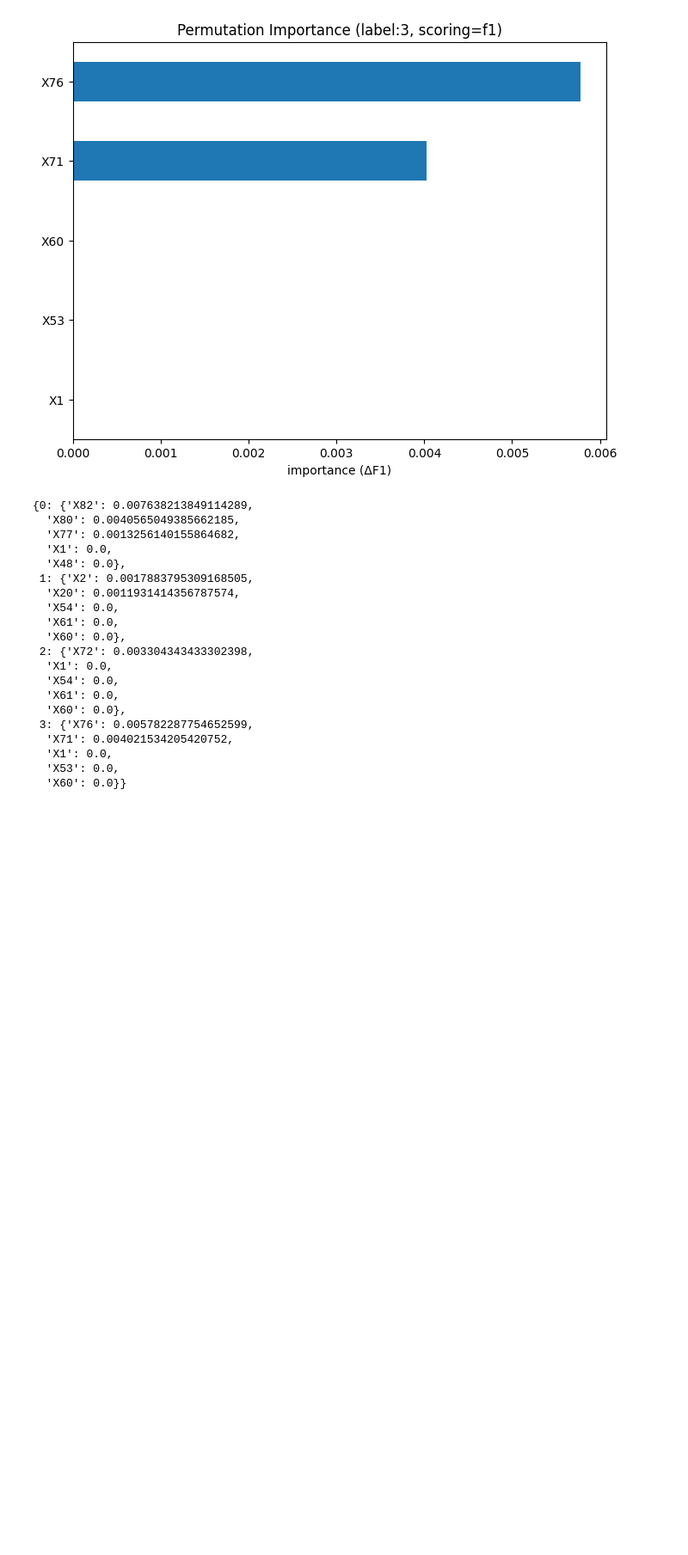
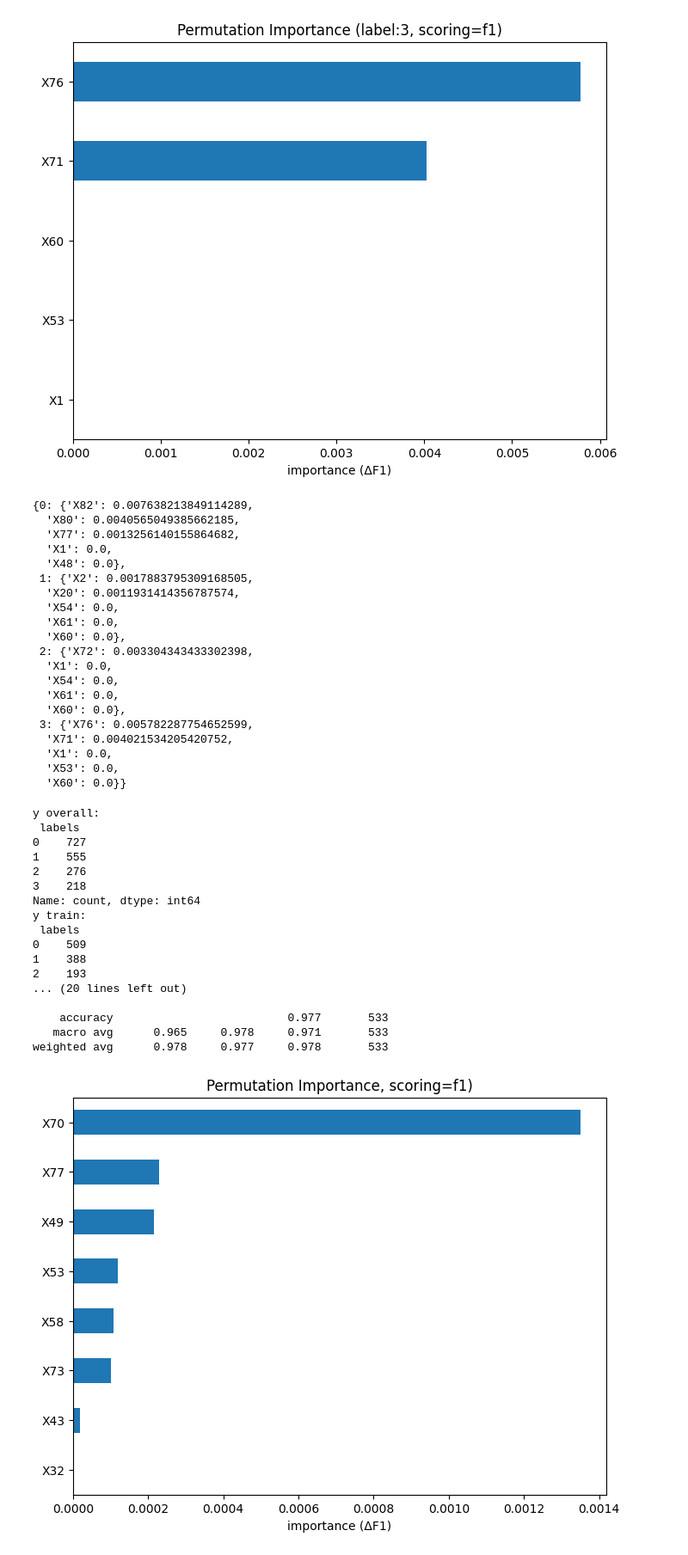
Before and after one commit to yut0takagi/ass-production-management2, a Jupyter notebook: notebook/2026年1月21日.ipynb, the cells around one changed output. Shown at 86% size. Cells and saved outputs as stored; diff of their text form; code cells hidden in the pictures; blank space fills up the shorter version.

```diff
--- a/notebook/2026年1月21日.ipynb
+++ b/notebook/2026年1月21日.ipynb
@@ -436,3 +426,68 @@ weighted avg      0.985     0.983     0.984       533
   'X1': 0.0,
   'X53': 0.0,
   'X60': 0.0}}
+# %%
+X = train[[f"X{i}" for i in range(1,84)]]
+y = train[f'labels']
+
+X_train, X_test, y_train, y_test = train_test_split(
+    X, y,
+    test_size=0.3,
+    stratify=y,
+    random_state=42
+)
+
+print("y overall:\n", y.value_counts())
+print("y train:\n", y_train.value_counts())
+print("y test:\n", y_test.value_counts())
+
+model = RandomForestClassifier(
+    n_estimators=300,
+    random_state=42,
+    class_weight="balanced"   # 不均衡対策（効くこと多い）
+)
+model.fit(X_train, y_train)
+
+# 評価（分類）
+y_pred = model.predict(X_test)
+print("confusion matrix:\n", confusion_matrix(y_test, y_pred))
+print(classification_report(y_test, y_pred, digits=3))
+
+# Permutation Importance（分類スコアで・テストで）
+r = permutation_importance(
+    model,
+    X_test, y_test,
+    n_repeats=20,
+    random_state=42,
+    n_jobs=-1,
+    scoring="f1_macro"
+)
+
+perm = pd.Series(r.importances_mean, index=X.columns).sort_values(ascending=False)
+
+plt.figure(figsize=(8, 6))
+perm.head(8).sort_values().plot.barh()
+plt.title("Permutation Importance, scoring=f1)")
+plt.xlabel("importance (ΔF1)")
+plt.show()
+
+class_rf_pred_perm = perm.head(20).to_dict()
+# %% [output]
+y overall:
+ labels
+0    727
+1    555
+2    276
+3    218
+Name: count, dtype: int64
+y train:
+ labels
+0    509
+1    388
+2    193
+... (20 lines left out)
+
+    accuracy                          0.977       533
+   macro avg      0.965     0.978     0.971       533
+weighted avg      0.978     0.977     0.978       533
+[figure, added]
```
Also changed, not shown: parts of 11 cells of this notebook, 2 other files.
